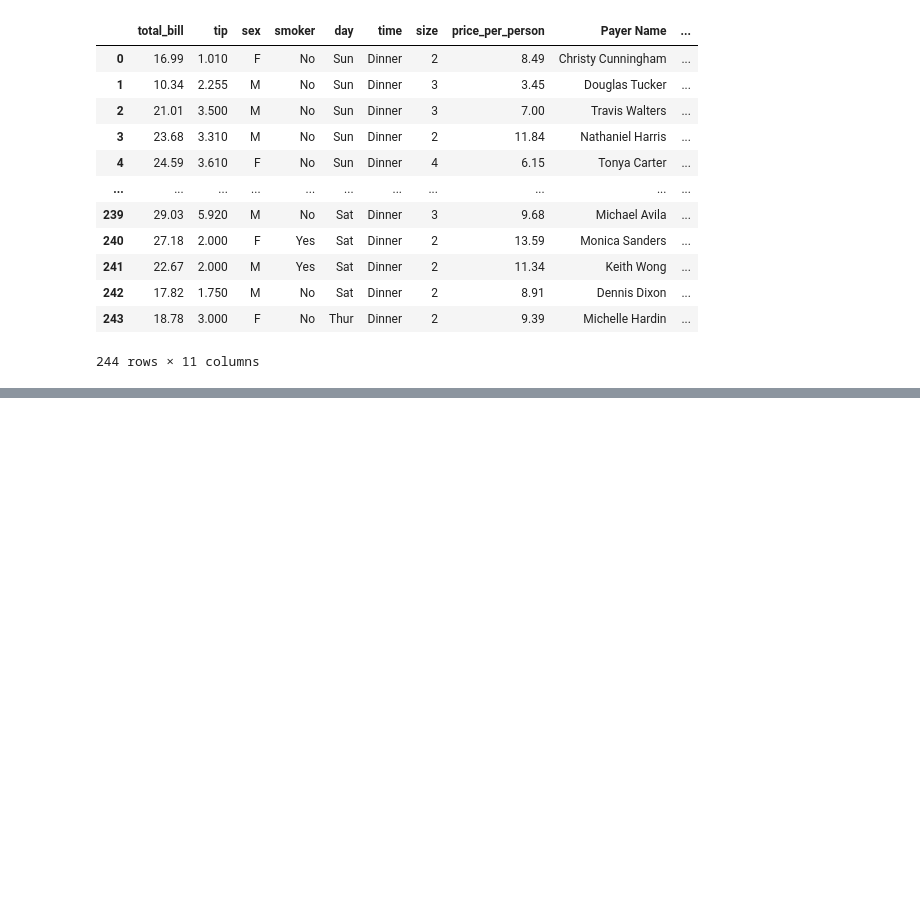
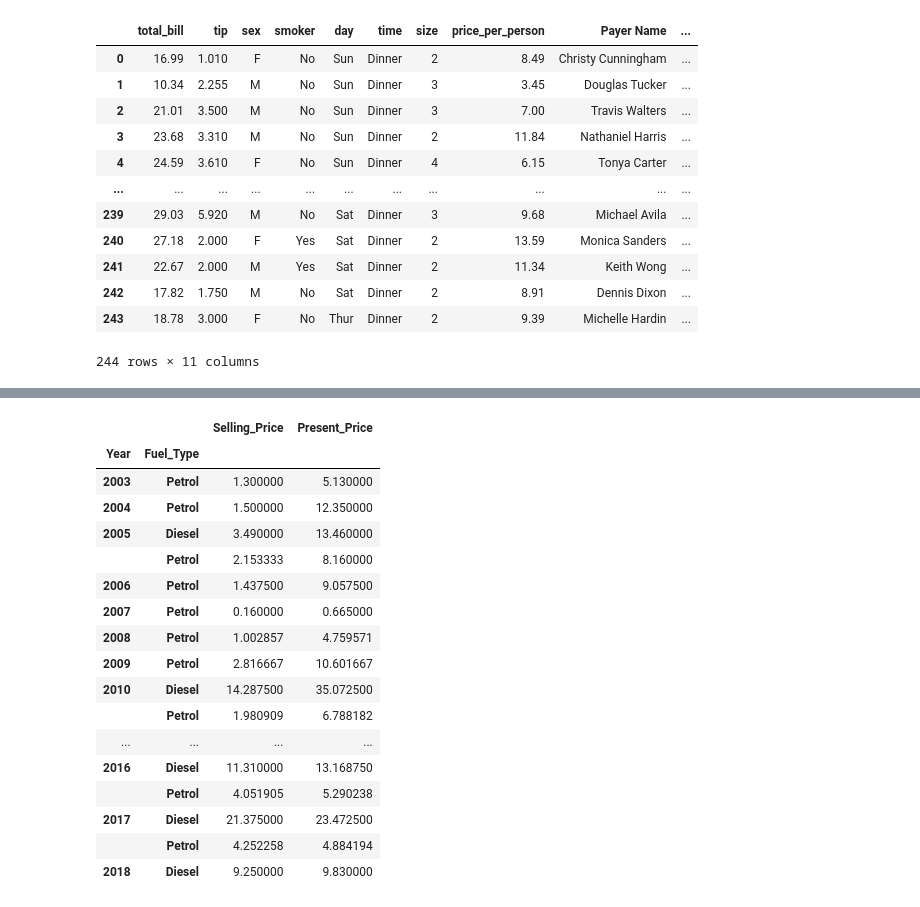
Before and after one commit to GOLISHYAMP/ML_AI, a Jupyter notebook: Jupiter_files/Pandas/prac_lab.ipynb, the cells around one changed output, grey strips where cells are left out. Saved outputs shown, nothing was run; the diff lists cells and outputs as text; code cells hidden in the pictures; blank space fills up the shorter version.

```diff
--- a/Jupiter_files/Pandas/prac_lab.ipynb
+++ b/Jupiter_files/Pandas/prac_lab.ipynb
@@ -340,0 +488,21 @@ df.interpolate()
+# %%
+df_year[["Selling_Price","Present_Price"]]
+# %% [output]
+|  |  | Selling_Price | Present_Price |
+| Year | Fuel_Type |  |  |
+| 2003 | Petrol | 1.300000 | 5.130000 |
+| 2004 | Petrol | 1.500000 | 12.350000 |
+| 2005 | Diesel | 3.490000 | 13.460000 |
+|  | Petrol | 2.153333 | 8.160000 |
+| 2006 | Petrol | 1.437500 | 9.057500 |
+| 2007 | Petrol | 0.160000 | 0.665000 |
+| 2008 | Petrol | 1.002857 | 4.759571 |
+| 2009 | Petrol | 2.816667 | 10.601667 |
+| 2010 | Diesel | 14.287500 | 35.072500 |
+|  | Petrol | 1.980909 | 6.788182 |
+| ... | ... | ... | ... |
+| 2016 | Diesel | 11.310000 | 13.168750 |
+|  | Petrol | 4.051905 | 5.290238 |
+| 2017 | Diesel | 21.375000 | 23.472500 |
+|  | Petrol | 4.252258 | 4.884194 |
+| 2018 | Diesel | 9.250000 | 9.830000 |
```
Also changed, not shown: parts of 23 cells of this notebook.
